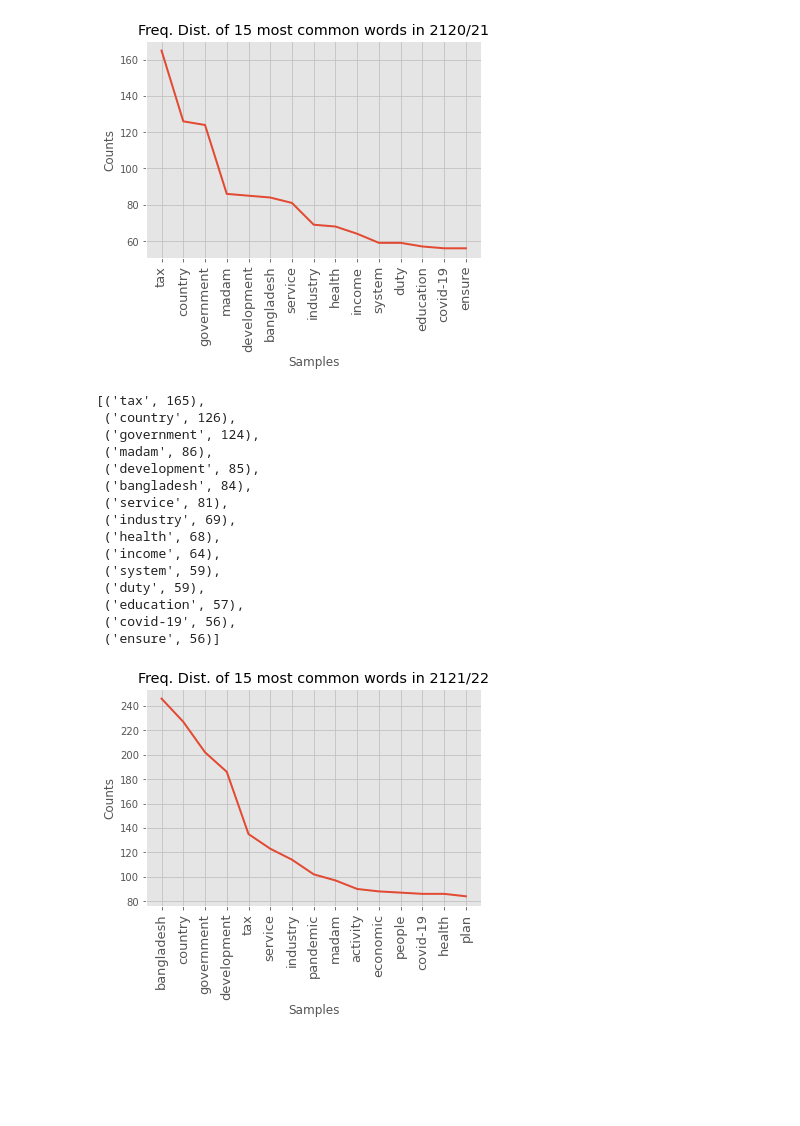
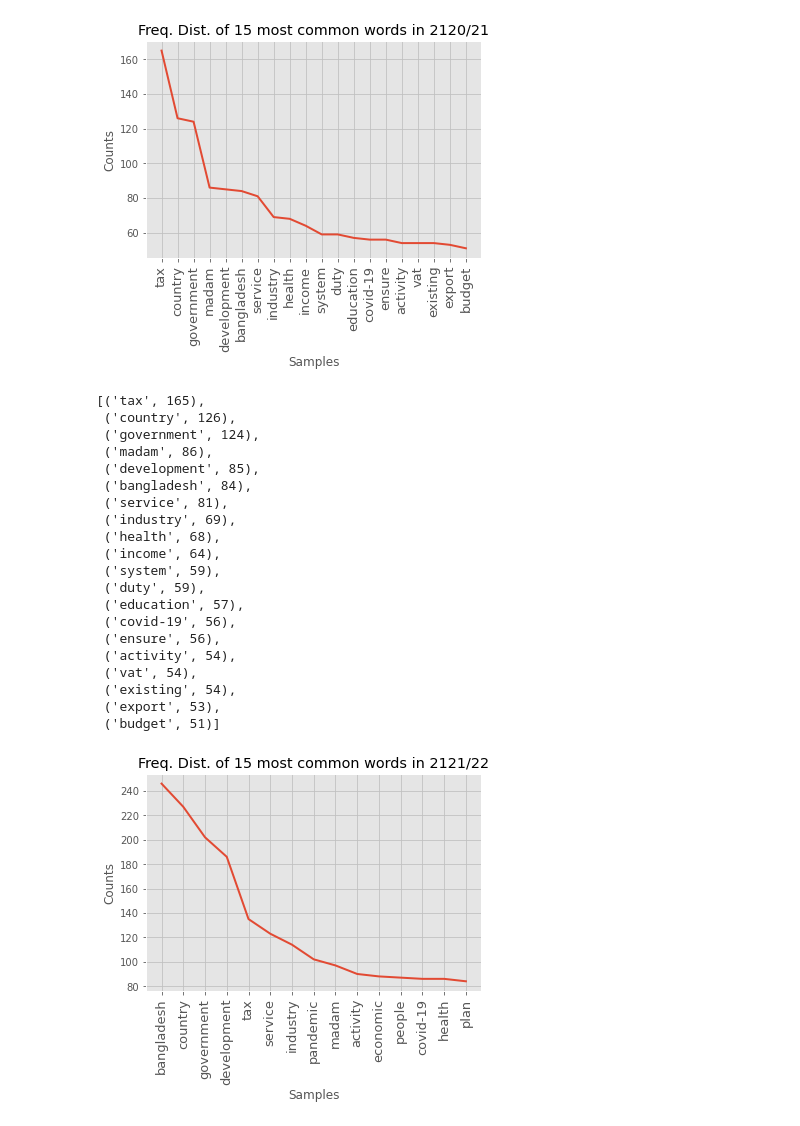
Before and after one commit to muimran/BD_Budget_Speech_Analysis, a Jupyter notebook: Part 1 - BD Budget Speech Analysis Using NLTK.ipynb, the cells around one changed output. Drawn from its saved outputs; the diff is of its cells as text; code cells hidden in the pictures; blank space fills up the shorter version.

```diff
--- a/Part 1 - BD Budget Speech Analysis Using NLTK.ipynb
+++ b/Part 1 - BD Budget Speech Analysis Using NLTK.ipynb
@@ -782,17 +782,17 @@ fltrd_sntnc1920_dist.most_common(15)
 # %%
 budget_corpus2021 = budget_corpus.raw('speech_2020_21.txt')
 budget_corpus2021_low = budget_corpus2021.lower()
 word_tokens2021 = word_tokenize(budget_corpus2021_low)
 fltrd_sntnc2021 = [word for word in word_tokens2021 if not word in stop_words]
 fltrd_sntnc2021_dist= FreqDist(fltrd_sntnc2021)
 lemmatizer2021 = WordNetLemmatizer()
 lem_tokens2021 = [lemmatizer2021.lemmatize(word) for word in fltrd_sntnc2021]
 fltrd_sntnc2021_dist= FreqDist(lem_tokens2021)
 plt.xticks(fontsize=13)
-fltrd_sntnc2021_dist.plot(15, title='Freq. Dist. of 15 most common words in 2120/21')
-fltrd_sntnc2021_dist.most_common(15)
+fltrd_sntnc2021_dist.plot(20, title='Freq. Dist. of 15 most common words in 2120/21')
+fltrd_sntnc2021_dist.most_common(20)
 # %% [output]
-[figure, old version]
+[figure, new version]
 [('tax', 165),
  ('country', 126),
  ('government', 124),
@@ -807,7 +807,12 @@ fltrd_sntnc2021_dist.most_common(15)
  ('duty', 59),
  ('education', 57),
  ('covid-19', 56),
- ('ensure', 56)]
+ ('ensure', 56),
+ ('activity', 54),
+ ('vat', 54),
+ ('existing', 54),
+ ('export', 53),
+ ('budget', 51)]
 # %%
 budget_corpus2122 = budget_corpus.raw('speech_2021_22.txt')
 budget_corpus2122_low = budget_corpus2122.lower()
```
Also changed, not shown: parts of 8 cells of this notebook.
